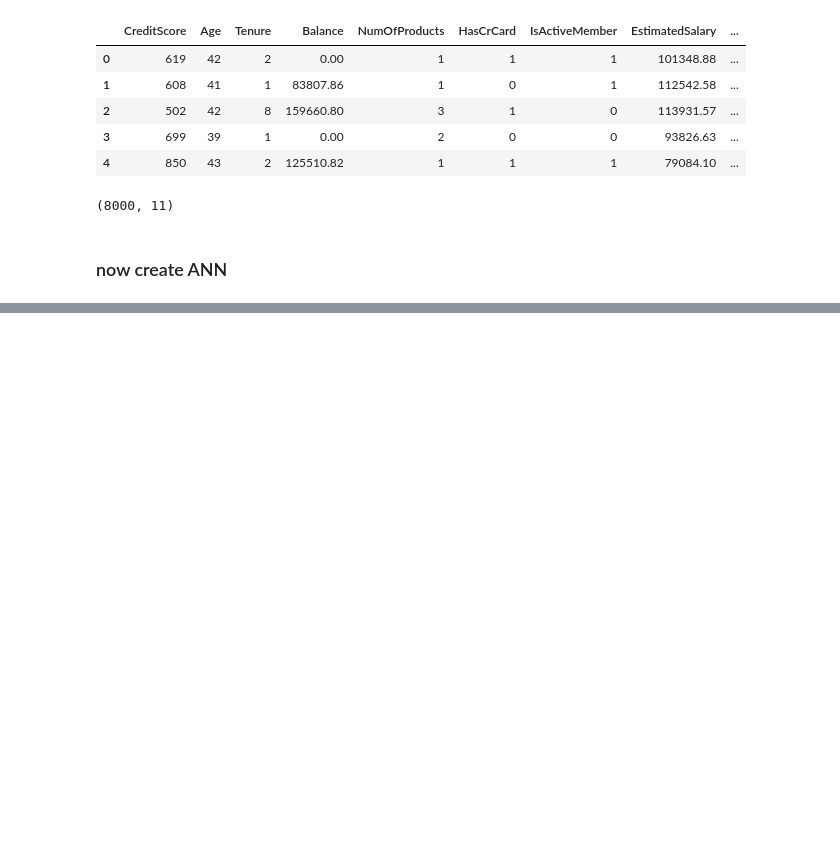
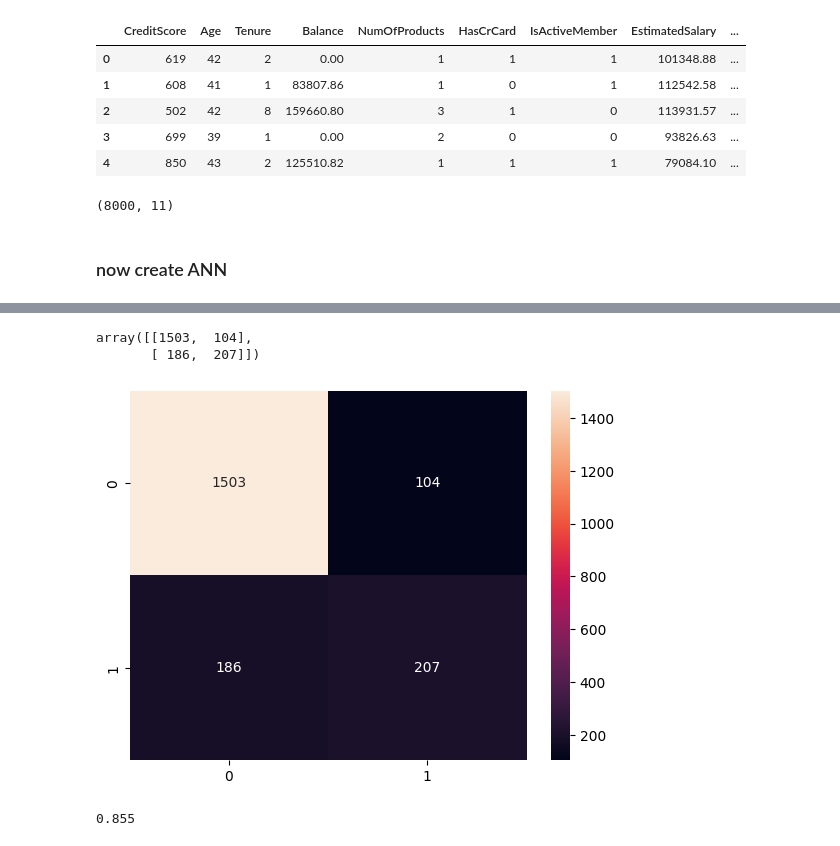
Before and after one commit to Anutri03/BIA, a Jupyter notebook: Deep_lrn/churn_ANN.ipynb, the cells around one changed output, grey strips where cells are left out. Saved outputs shown, nothing was run; the diff lists cells and outputs as text; code cells hidden in the pictures; blank space fills up the shorter version.

```diff
--- a/Deep_lrn/churn_ANN.ipynb
+++ b/Deep_lrn/churn_ANN.ipynb
@@ -128,0 +171,7 @@ Epoch 8/1000
+# %%
+# making prediction and evaluation the model
+
+# predicting the test set results
+
+y_pred = classifier.predict(X_test)
+y_pred = (y_pred >= 0.5)
@@ -128,0 +180,23 @@ Epoch 8/1000
+# %%
+## make confusion metrix
+
+from sklearn.metrics import confusion_matrix
+cm = confusion_matrix(y_test,y_pred)
+# %%
+cm
+# %% [output]
+array([[1503,  104],
+       [ 186,  207]])
+# %%
+import seaborn as sns
+sns.heatmap(cm , annot = True,fmt='d' )
+plt.show()
+# %% [output]
+[figure, added]
+# %%
+# calculate the accuracy
+from sklearn.metrics import accuracy_score
+score = accuracy_score(y_test,y_pred)
+score
+# %% [output]
+0.855
```
Also changed, not shown: parts of 10 cells of this notebook.
